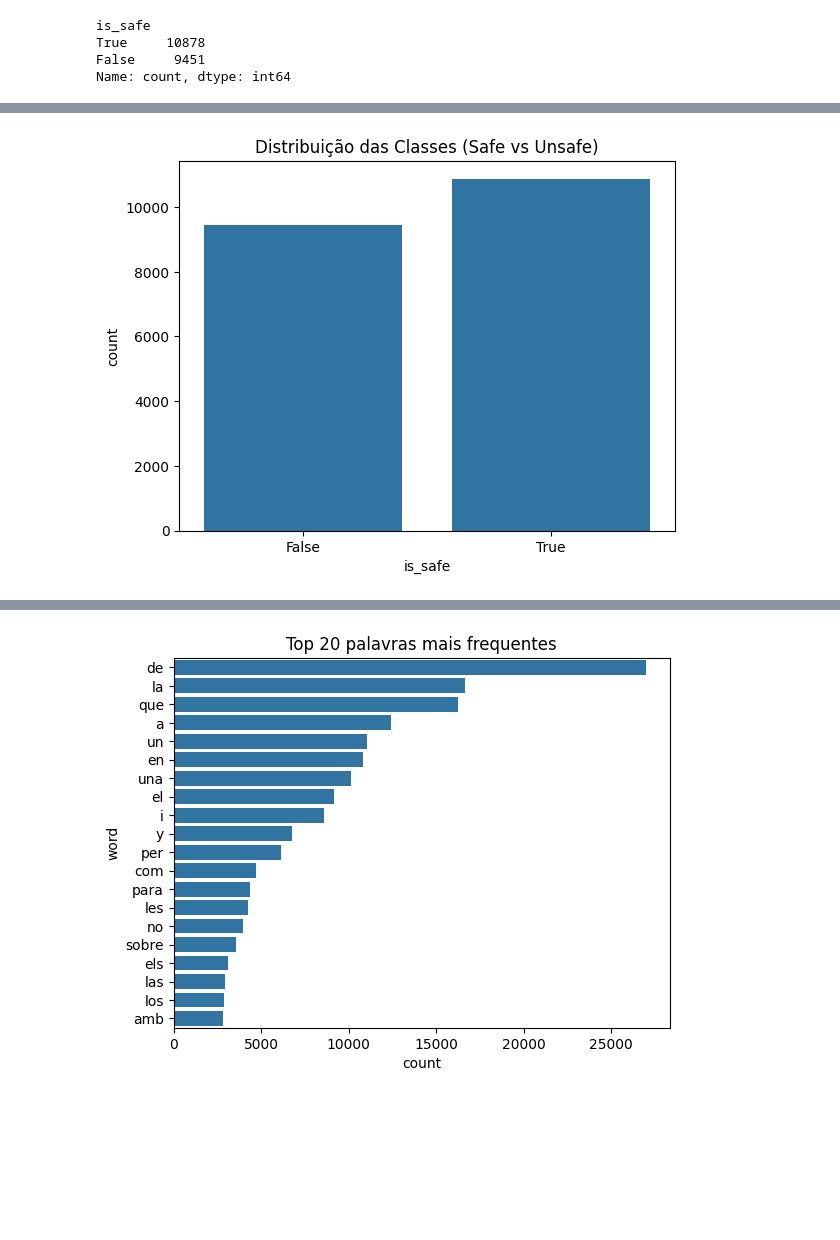
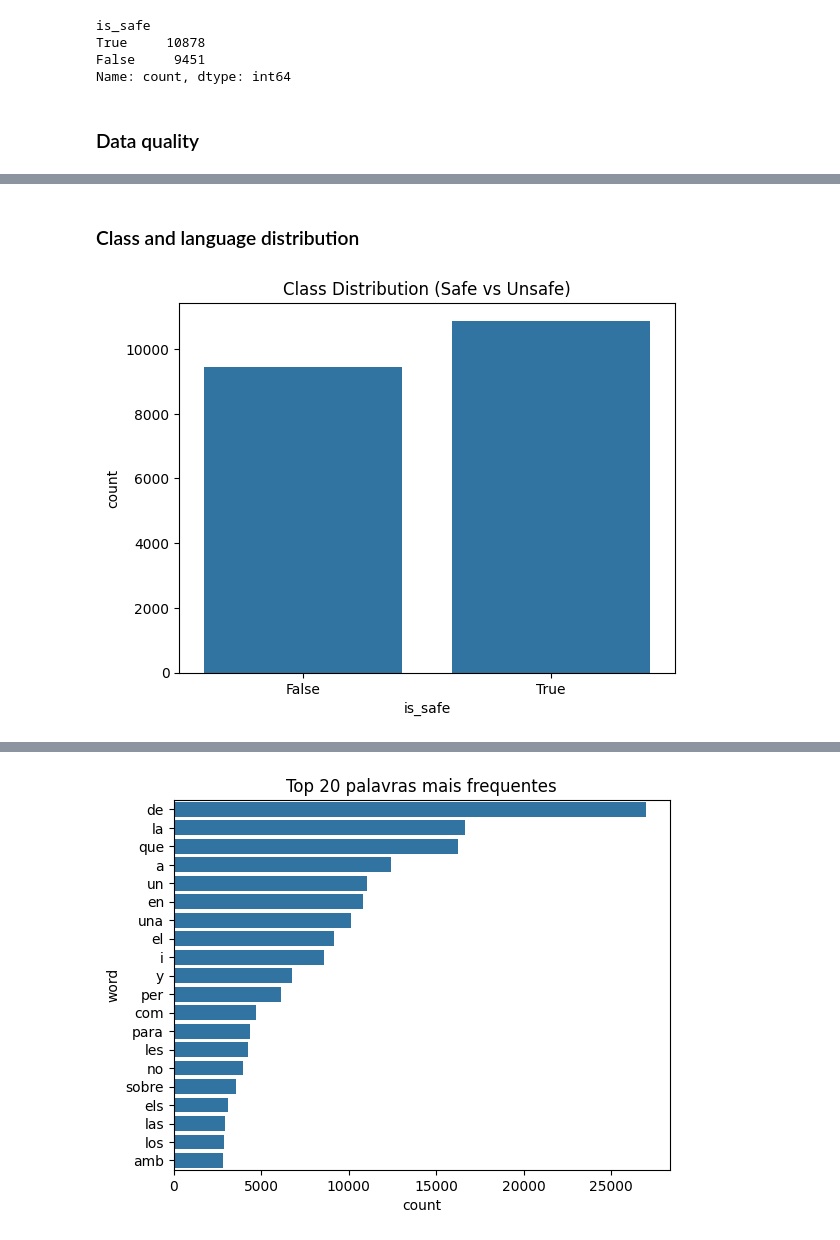
Before and after one commit to carolinapires03/NLP-project1, a Jupyter notebook: notebooks/01-EDA.ipynb, the cells around one changed output, grey strips where cells are left out. Drawn from its saved outputs; the diff is of its cells as text; code cells hidden in the pictures; blank space fills up the shorter version.

```diff
--- a/notebooks/01-EDA.ipynb
+++ b/notebooks/01-EDA.ipynb
@@ -59,6 +79,8 @@ is_safe
 True     10878
 False     9451
 Name: count, dtype: int64
+# %% [markdown]
+### Data quality
 # %%
 train_df.isnull().sum()
 # %% [output]
@@ -80,9 +102,11 @@ nemo_label_og             16331
 dtype: int64
 # %%
 train_df = train_df.dropna(subset=["prompt"])
+# %% [markdown]
+### Class and language distribution
 # %%
 sns.countplot(data=train_df, x="is_safe")
-plt.title("Distribuição das Classes (Safe vs Unsafe)")
+plt.title("Class Distribution (Safe vs Unsafe)")
 plt.show()
 # %% [output]
-[figure, old version]
+[figure, new version]
```
Also changed, not shown: parts of 27 cells of this notebook, 2 other files.
